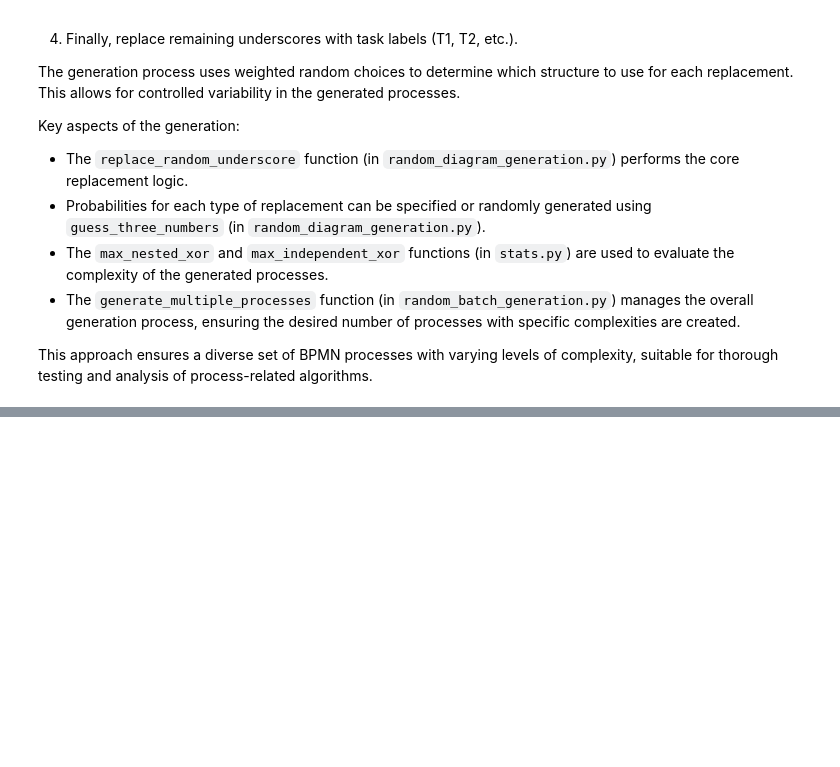
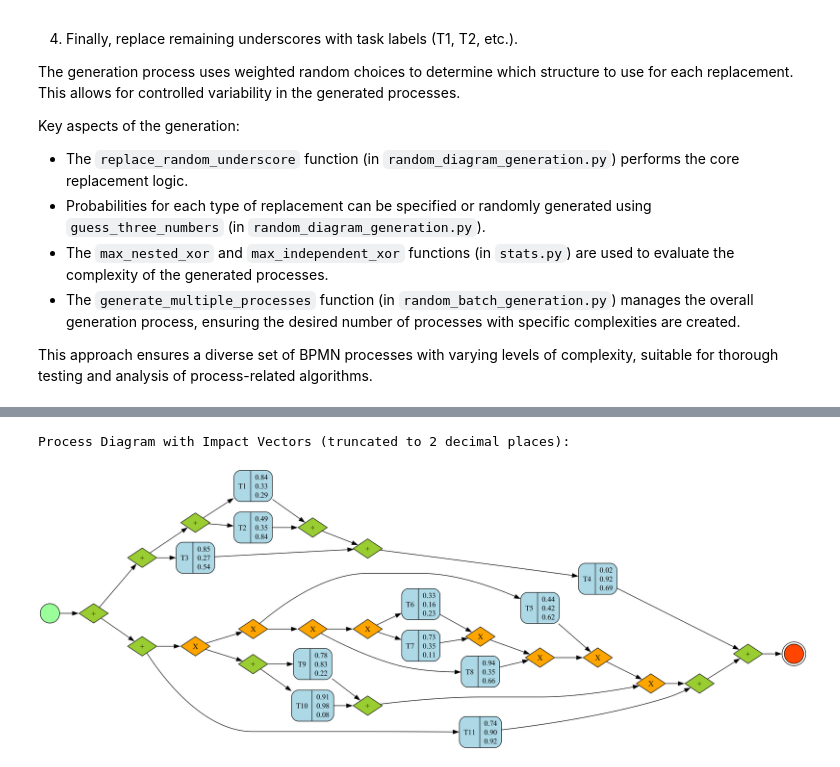
Before and after one commit to PietroSala/process-impact-benchmarks, a Jupyter notebook: main.ipynb, the cells around one changed output, grey strips where cells are left out. Drawn from its saved outputs; the diff is of its cells as text; code cells hidden in the pictures; blank space fills up the shorter version.

Commit message:
+ explanation of vector generation

```diff
--- a/main.ipynb
+++ b/main.ipynb
@@ -73,0 +137,17 @@ Process Tree:
+# %%
+from generate_impacts import generate_vectors
+from utils import find_max_task_number
+
+
+num_tasks = find_max_task_number(process)
+dimension = 3
+
+vectors = generate_vectors(num_tasks, dimension, mode="random")  # You can change the mode as needed
+
+impacts = {f"T{i+1}": vector.tolist() for i, vector in enumerate(vectors)}
+
+print("\nProcess Diagram with Impact Vectors (truncated to 2 decimal places):")
+print_sese_diagram(process, impacts=impacts, impacts_names=[f"Impact {i+1}" for i in range(dimension)])
+# %% [output]
+Process Diagram with Impact Vectors (truncated to 2 decimal places):
+[figure, added]
```
Also changed, not shown: parts of 3 cells of this notebook, 1 other file.
